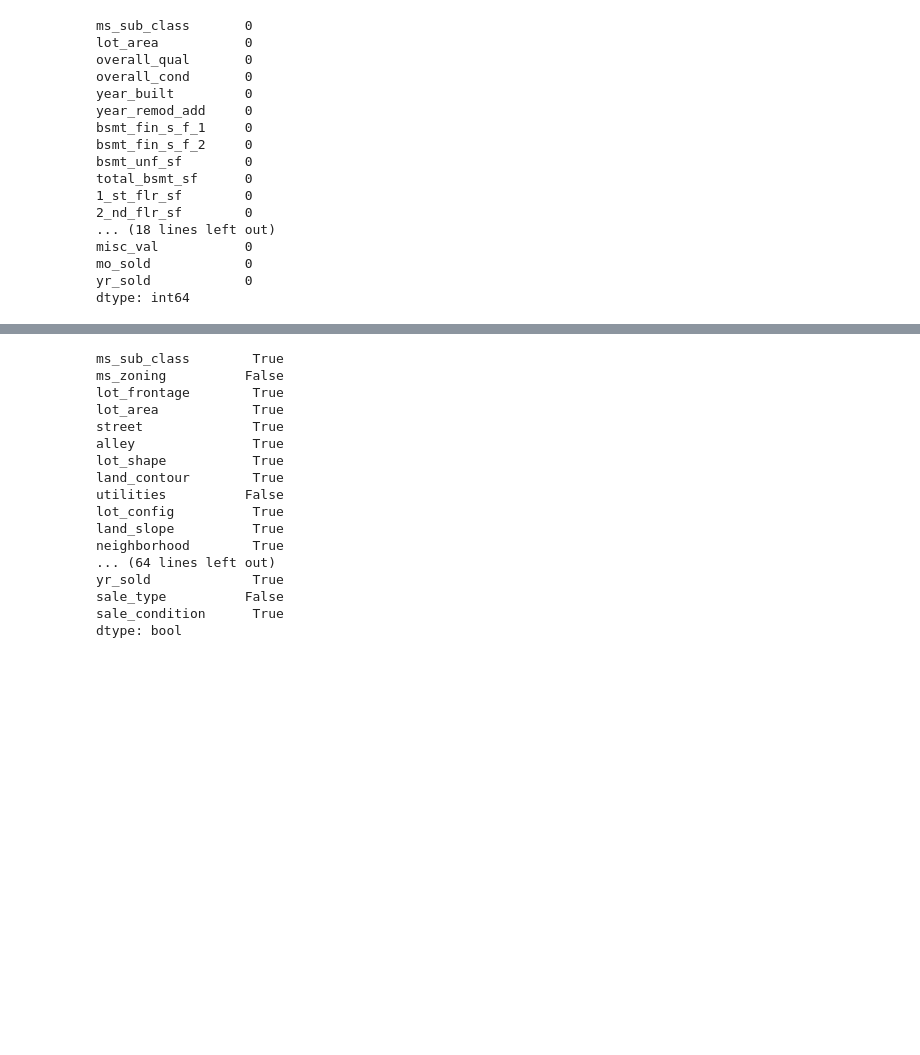
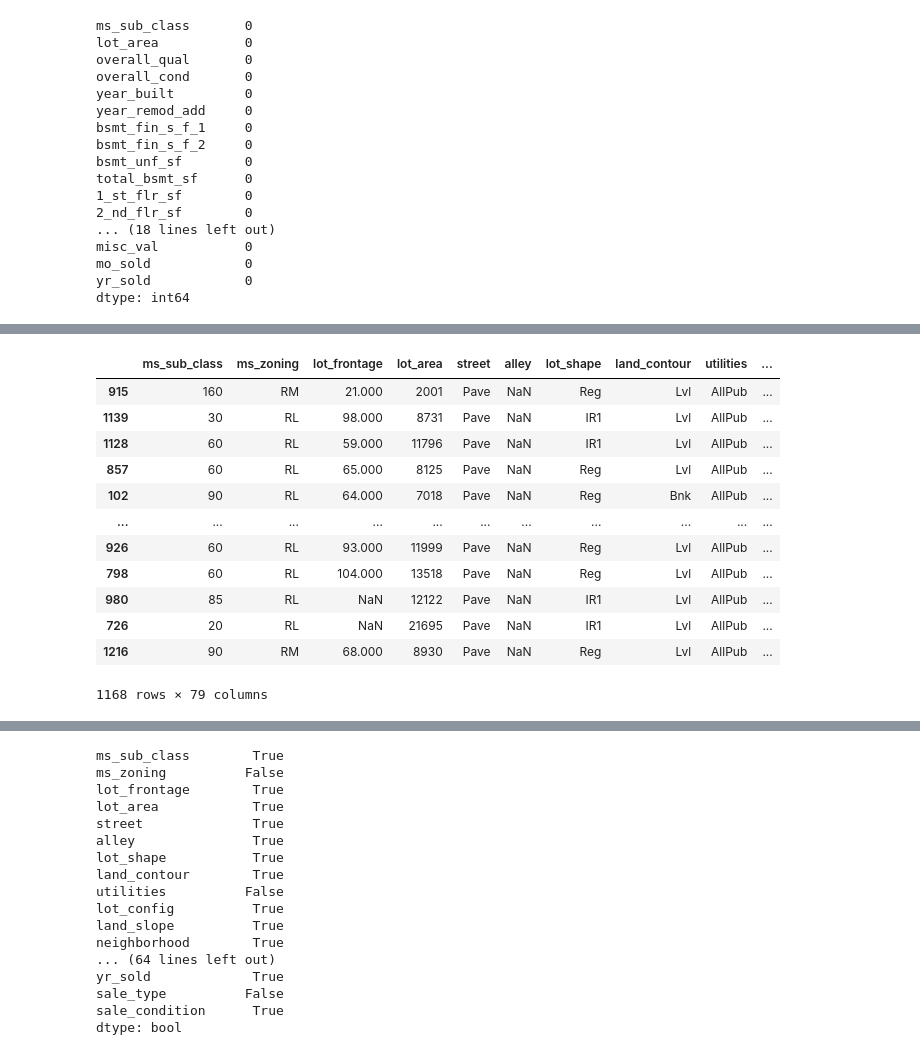
Before and after one commit to tryko/y_data_Itay_asaf_, a Jupyter notebook: Kaggle/kaggle_itay.ipynb, the cells around one changed output, grey strips where cells are left out. Drawn from its saved outputs; the diff is of its cells as text; code cells hidden in the pictures; blank space fills up the shorter version.

```diff
--- a/Kaggle/kaggle_itay.ipynb
+++ b/Kaggle/kaggle_itay.ipynb
@@ -309,4 +321,20 @@ X_train
 1168 rows × 79 columns
+# %%
+X_train
+# %% [output]
+|  | ms_sub_class | ms_zoning | lot_frontage | lot_area | street | alley | lot_shape | land_contour | utilities | ... |
+| 915 | 160 | RM | 21.000 | 2001 | Pave | NaN | Reg | Lvl | AllPub | ... |
+| 1139 | 30 | RL | 98.000 | 8731 | Pave | NaN | IR1 | Lvl | AllPub | ... |
+| 1128 | 60 | RL | 59.000 | 11796 | Pave | NaN | IR1 | Lvl | AllPub | ... |
+| 857 | 60 | RL | 65.000 | 8125 | Pave | NaN | Reg | Lvl | AllPub | ... |
+| 102 | 90 | RL | 64.000 | 7018 | Pave | NaN | Reg | Bnk | AllPub | ... |
+| ... | ... | ... | ... | ... | ... | ... | ... | ... | ... | ... |
+| 926 | 60 | RL | 93.000 | 11999 | Pave | NaN | Reg | Lvl | AllPub | ... |
+| 798 | 60 | RL | 104.000 | 13518 | Pave | NaN | Reg | Lvl | AllPub | ... |
+| 980 | 85 | RL | NaN | 12122 | Pave | NaN | IR1 | Lvl | AllPub | ... |
+| 726 | 20 | RL | NaN | 21695 | Pave | NaN | IR1 | Lvl | AllPub | ... |
+| 1216 | 90 | RM | 68.000 | 8930 | Pave | NaN | Reg | Lvl | AllPub | ... |
+1168 rows × 79 columns
 # %%
 def rf_fit(n_estimators=100,rows = X_train.index, cols=X_train.columns, test_rows=X_test.index, title=''):
     rf = RandomForestRegressor(n_estimators=n_estimators)
```
Also changed, not shown: parts of 41 cells of this notebook.
